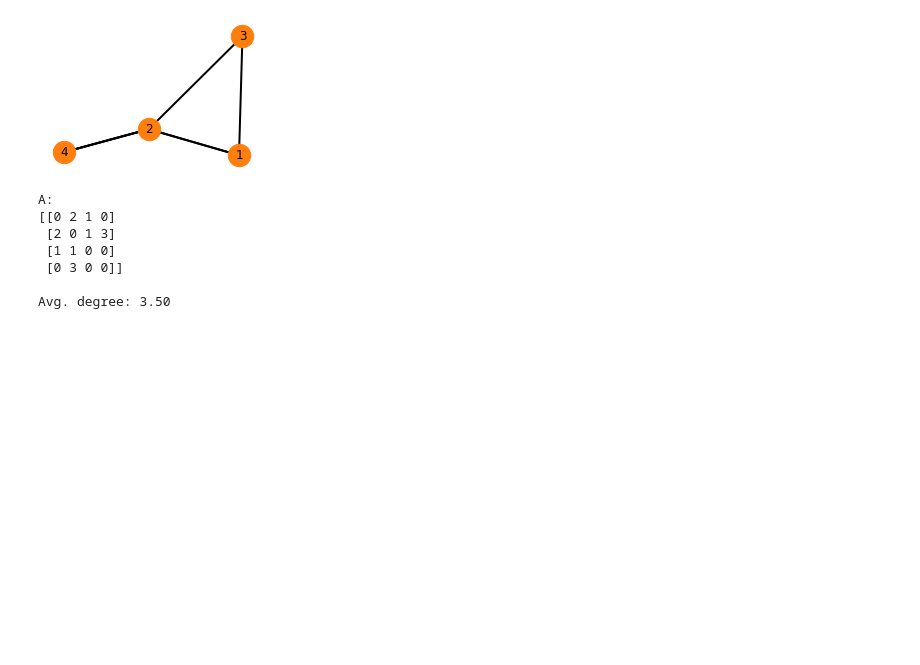
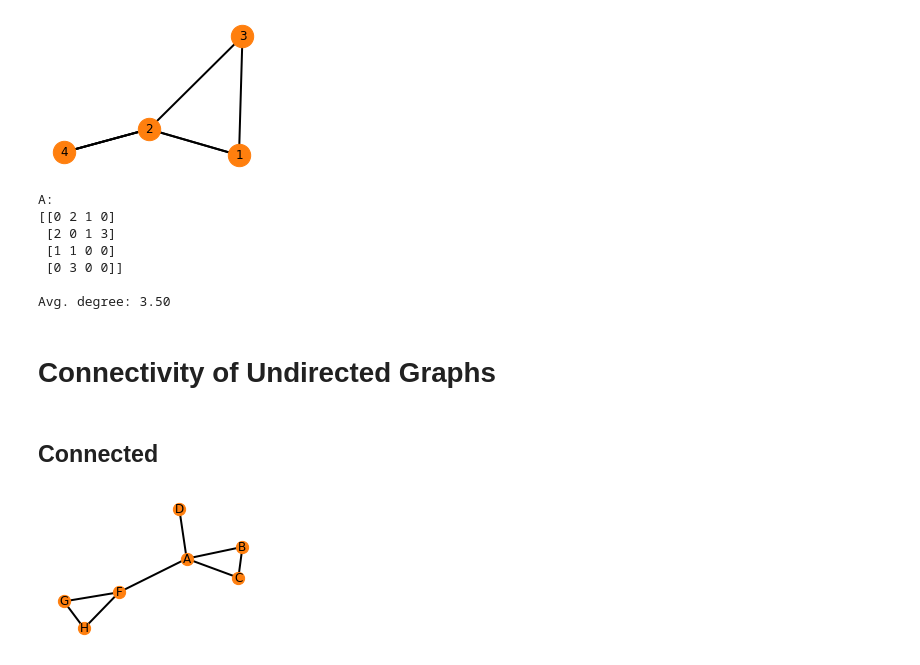
Before and after one commit to mnslarcher/cs224w-slides-to-code, a Jupyter notebook: notebooks/01-introduction-machine-learning-for-graphs.ipynb, the cells around one changed output. Saved outputs shown, nothing was run; the diff lists cells and outputs as text; code cells hidden in the pictures; blank space fills up the shorter version.

```diff
--- a/notebooks/01-introduction-machine-learning-for-graphs.ipynb
+++ b/notebooks/01-introduction-machine-learning-for-graphs.ipynb
@@ -442,3 +443,16 @@ A:
  [0 3 0 0]]
 
 Avg. degree: 3.50
+# %% [markdown]
+# Connectivity of Undirected Graphs
+# %% [markdown]
+## Connected
+# %%
+edge_list = [("A", "B"), ("A", "C"), ("A", "D"), ("A", "F"), ("B", "C"), ("F", "G"), ("F", "H"), ("G", "H")]
+G = nx.Graph(edge_list)
+
+plt.figure(figsize=(3, 2))
+nx.draw(G, node_color="tab:orange", node_size=150, width=2, with_labels=True)
+plt.show()
+# %% [output]
+[figure, added]
```
Also changed, not shown: parts of 19 cells of this notebook.
